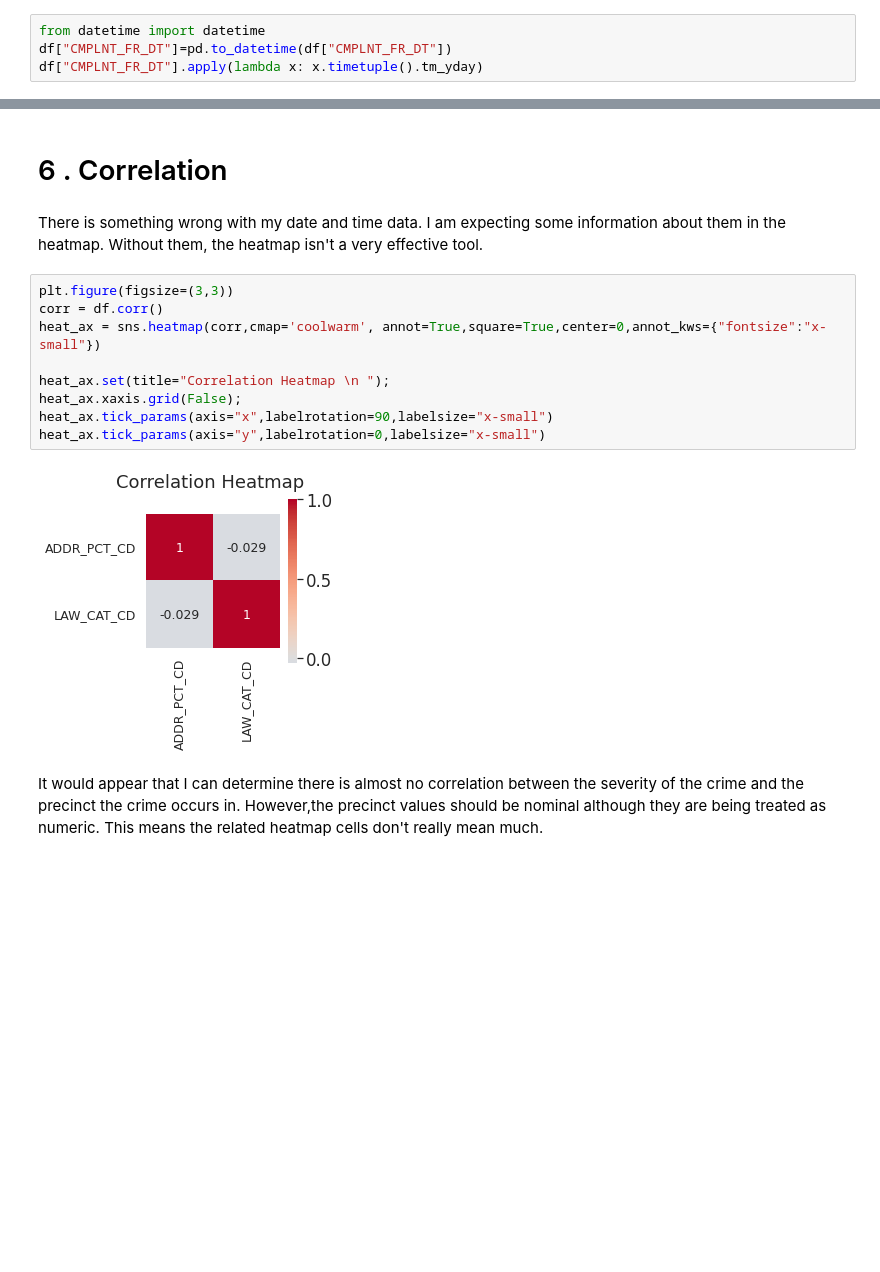
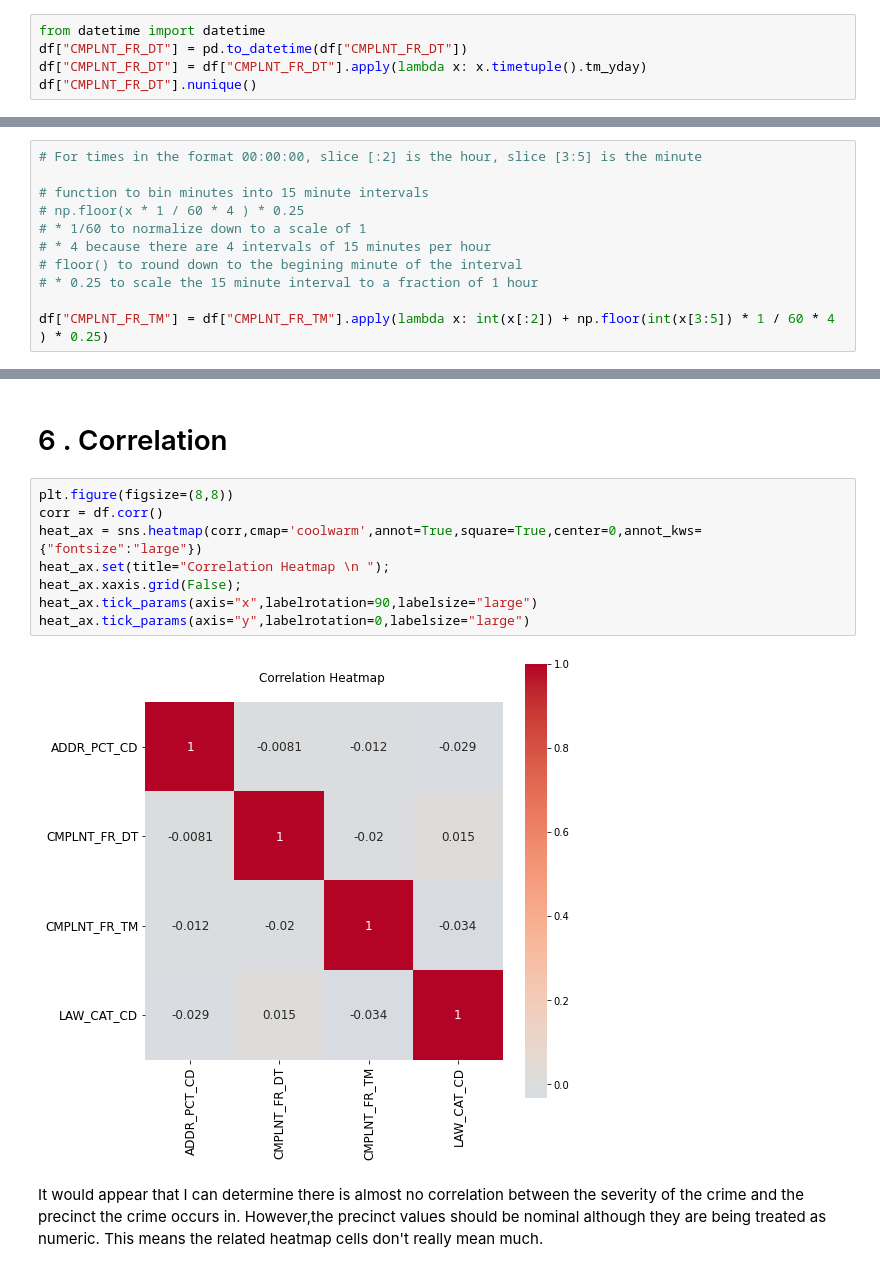
Before and after one commit to bngrossmann/new-york-crime-analysis, a Jupyter notebook: New_York_Crime_Analysis.ipynb, the cells around one changed output, grey strips where cells are left out. Drawn from its saved outputs; the diff is of its cells as text; blank space fills up the shorter version.

```diff
--- a/New_York_Crime_Analysis.ipynb
+++ b/New_York_Crime_Analysis.ipynb
@@ -582,4 +607,5 @@ Now that the unnecessary years (and invalid years) are gone, I can convert the s
 # %%
 from datetime import datetime
-df["CMPLNT_FR_DT"]=pd.to_datetime(df["CMPLNT_FR_DT"])
-df["CMPLNT_FR_DT"].apply(lambda x: x.timetuple().tm_yday)
+df["CMPLNT_FR_DT"] = pd.to_datetime(df["CMPLNT_FR_DT"])
+df["CMPLNT_FR_DT"] = df["CMPLNT_FR_DT"].apply(lambda x: x.timetuple().tm_yday)
+df["CMPLNT_FR_DT"].nunique()
@@ -589,0 +648,11 @@ And the time can be converted to a datetime.time data type.
+# %%
+# For times in the format 00:00:00, slice [:2] is the hour, slice [3:5] is the minute
+
+# function to bin minutes into 15 minute intervals
+# np.floor(x * 1 / 60 * 4 ) * 0.25
+# * 1/60 to normalize down to a scale of 1
+# * 4 because there are 4 intervals of 15 minutes per hour
+# floor() to round down to the begining minute of the interval
+# * 0.25 to scale the 15 minute interval to a fraction of 1 hour
+
+df["CMPLNT_FR_TM"] = df["CMPLNT_FR_TM"].apply(lambda x: int(x[:2]) + np.floor(int(x[3:5]) * 1 / 60 * 4 ) * 0.25)
@@ -698,17 +806,14 @@ plt.show()
 # %% [markdown]
 # 6 . Correlation
-# %% [markdown]
-There is something wrong with my date and time data. I am expecting some information about them in the heatmap. Without them, the heatmap isn't a very effective tool.
 # %%
-plt.figure(figsize=(3,3))
+plt.figure(figsize=(8,8))
 corr = df.corr()
-heat_ax = sns.heatmap(corr,cmap='coolwarm', annot=True,square=True,center=0,annot_kws={"fontsize":"x-small"})
-
+heat_ax = sns.heatmap(corr,cmap='coolwarm',annot=True,square=True,center=0,annot_kws={"fontsize":"large"})
 heat_ax.set(title="Correlation Heatmap \n ");
 heat_ax.xaxis.grid(False);
-heat_ax.tick_params(axis="x",labelrotation=90,labelsize="x-small")
-heat_ax.tick_params(axis="y",labelrotation=0,labelsize="x-small")
+heat_ax.tick_params(axis="x",labelrotation=90,labelsize="large")
+heat_ax.tick_params(axis="y",labelrotation=0,labelsize="large")
 # %% [output]
-[figure, old version]
+[figure, new version]
 # %% [markdown]
 It would appear that I can determine there is almost no correlation between the severity of the crime and the precinct the crime occurs in. However,the precinct values should be nominal although they are being treated as numeric. This means the related heatmap cells don't really mean much.
```
Also changed, not shown: parts of 42 cells of this notebook.
